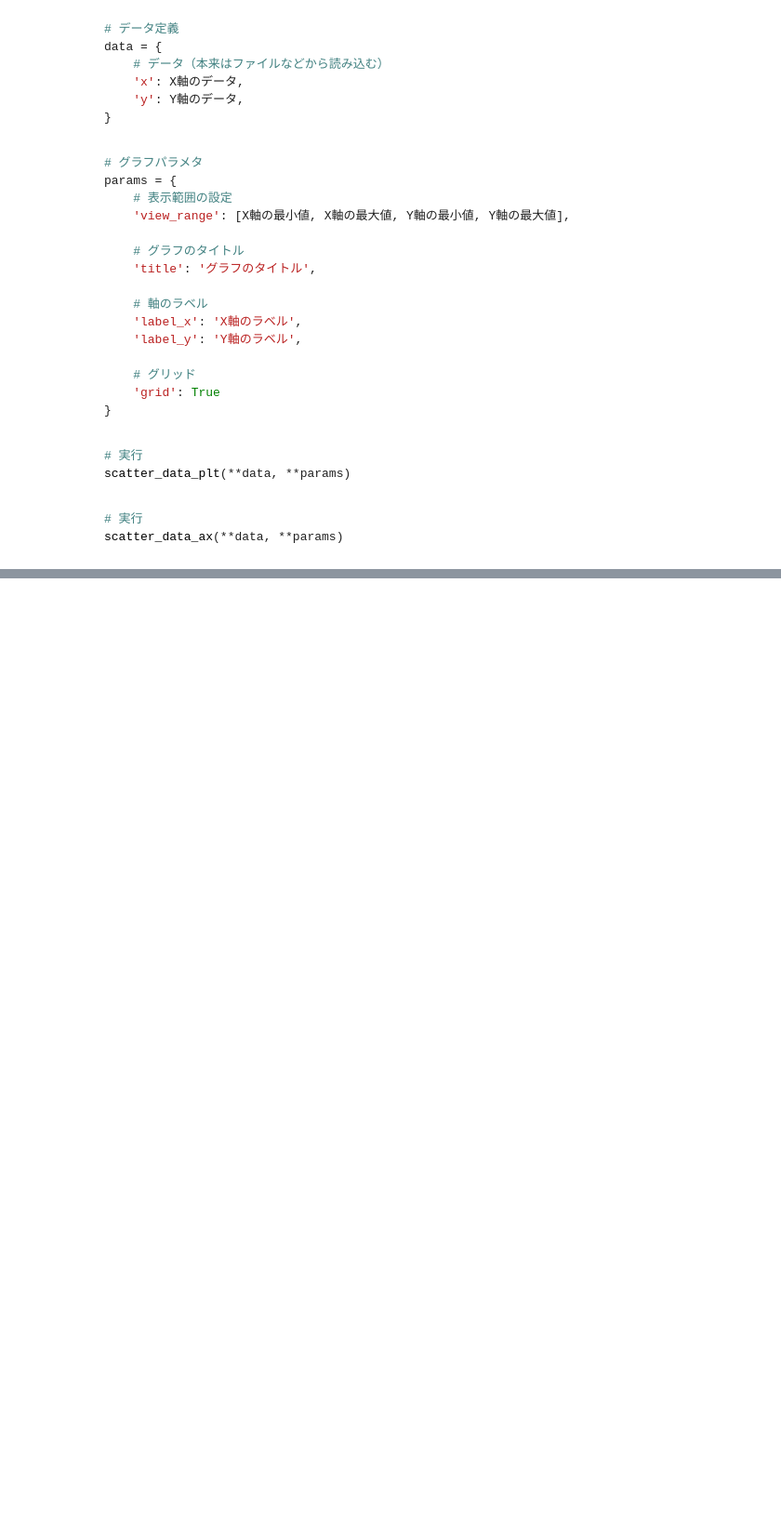
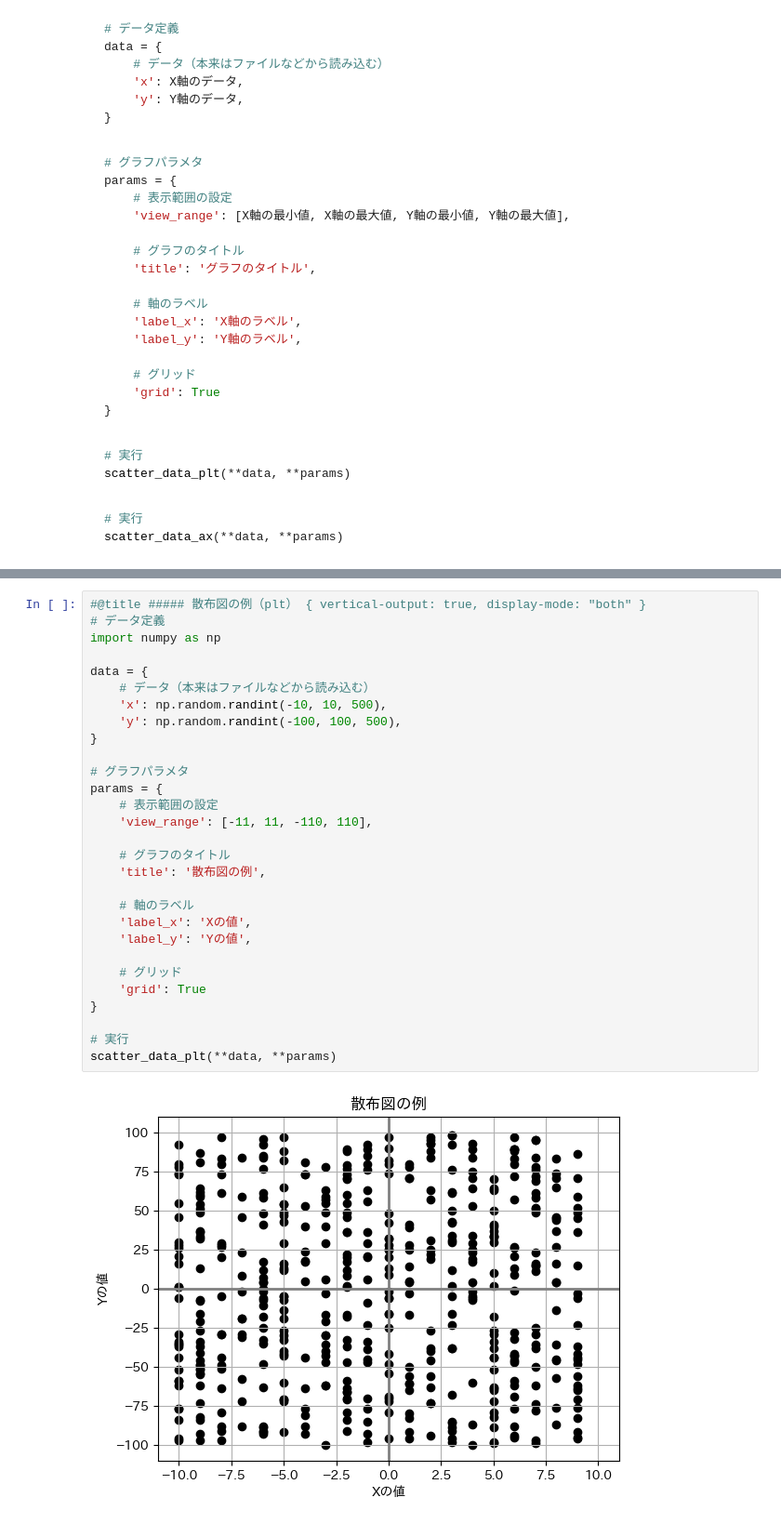
Before and after one commit to sasuraibito1125/google_colab, a Jupyter notebook: グラフテンプレート：散布図.ipynb, the cells around one changed output, grey strips where cells are left out. Shown at 93% size. Cells and saved outputs as stored; diff of their text form; blank space fills up the shorter version.

```diff
--- a/グラフテンプレート：散布図.ipynb
+++ b/グラフテンプレート：散布図.ipynb
@@ -194,0 +202,31 @@ scatter_data_ax(**data, **params)
+# %%
+#@title ##### 散布図の例（plt） { vertical-output: true, display-mode: "both" }
+# データ定義
+import numpy as np
+
+data = {
+    # データ（本来はファイルなどから読み込む）
+    'x': np.random.randint(-10, 10, 500),
+    'y': np.random.randint(-100, 100, 500),
+}
+
+# グラフパラメタ
+params = {
+    # 表示範囲の設定
+    'view_range': [-11, 11, -110, 110],
+
+    # グラフのタイトル
+    'title': '散布図の例',
+
+    # 軸のラベル
+    'label_x': 'Xの値',
+    'label_y': 'Yの値',
+
+    # グリッド
+    'grid': True
+}
+
+# 実行
+scatter_data_plt(**data, **params)
+# %% [output]
+[figure, added]
```
Also changed, not shown: parts of 5 cells of this notebook.
